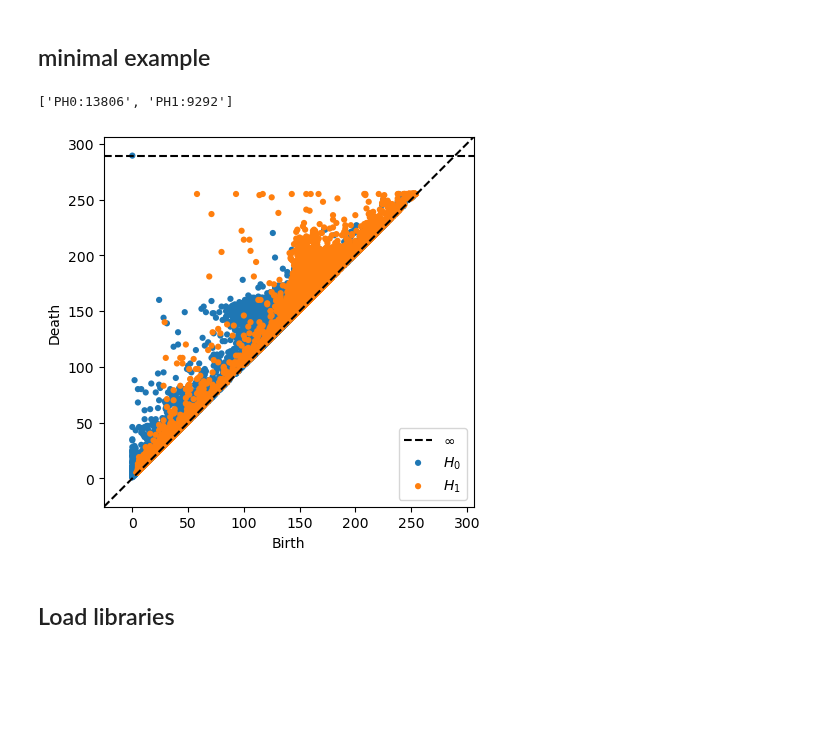
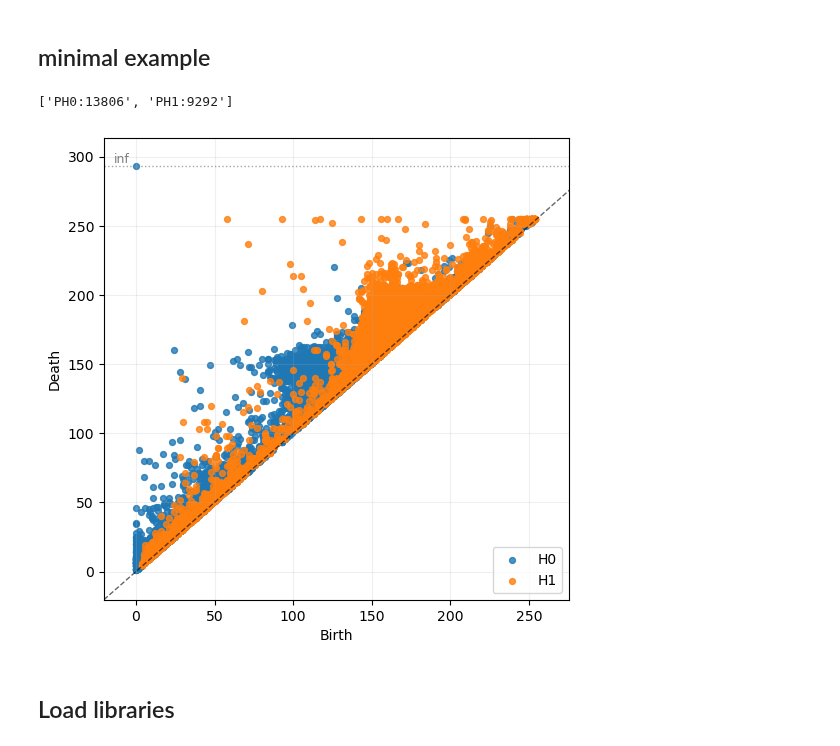
Before and after one commit to shizuo-kaji/CubicalRipser, a Jupyter notebook: demo/cubicalripser.ipynb, the cells around one changed output. Drawn from its saved outputs; the diff is of its cells as text; code cells hidden in the pictures; blank space fills up the shorter version.

```diff
--- a/demo/cubicalripser.ipynb
+++ b/demo/cubicalripser.ipynb
@@ -35,15 +17,16 @@ Successfully installed cripser-0.0.21
 # %% [markdown]
 ## minimal example
 # %%
-import numpy,cripser, persim, PIL
+import numpy,cripser
+from PIL import Image
 
-img = numpy.array(PIL.Image.open("img.jpg").convert('L'))
+img = numpy.array(Image.open("img.jpg").convert('L'))
 pd = cripser.compute_ph(img)
 print([f'PH{i}:{len(x)}' for i, x in enumerate(cripser.group_by_dim(pd))])
-persim.plot_diagrams(cripser.to_gudhi_diagrams(pd))
+cripser.plot_diagrams(cripser.to_gudhi_diagrams(pd))
 # %% [output]
 ['PH0:13806', 'PH1:9292']
-[figure, old version]
+[figure, new version]
 # %% [markdown]
 ## Load libraries
 # %%
```
Also changed, not shown: parts of 15 cells of this notebook, 4 other files.
